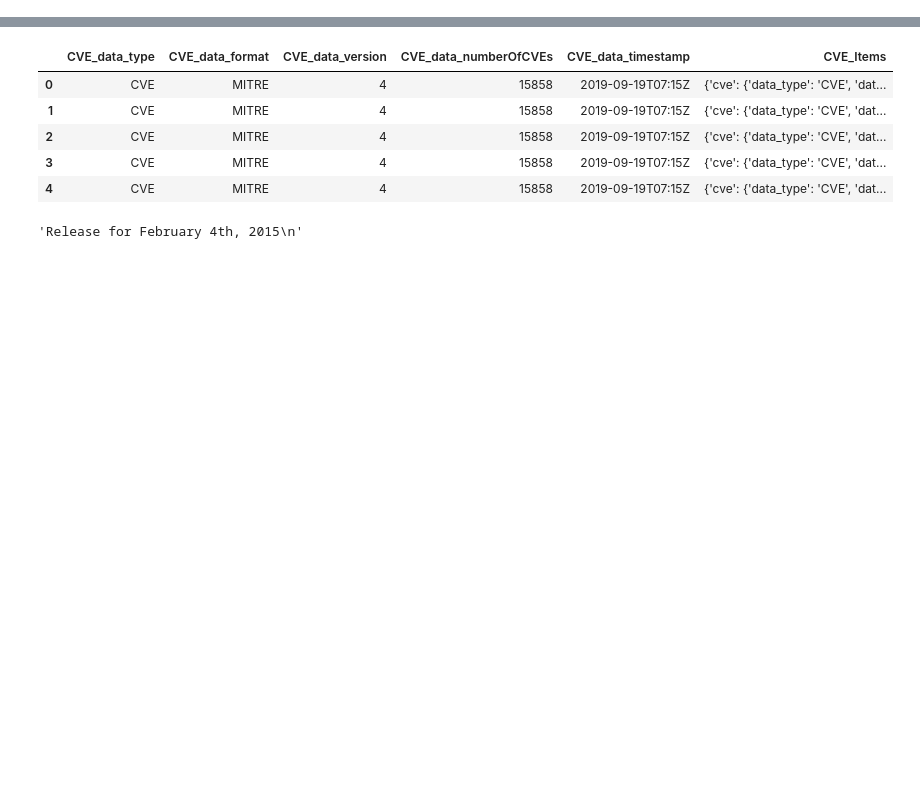
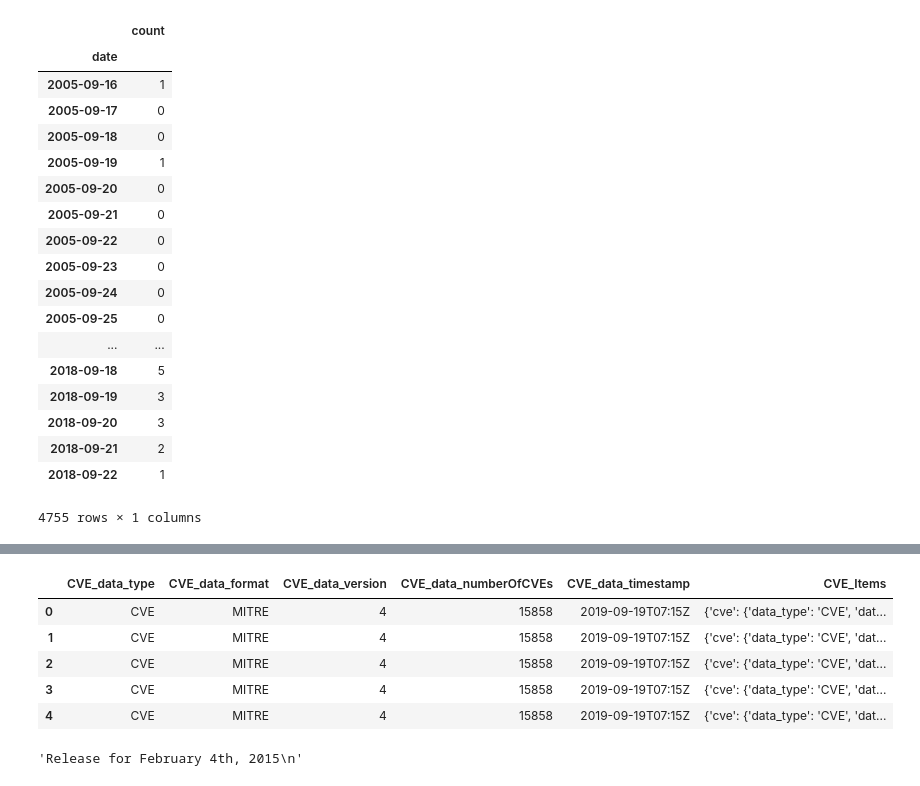
Before and after one commit to UNCG-CSE/Open_Source_Vul_Metrics, a Jupyter notebook: src/main.ipynb, the cells around one changed output, grey strips where cells are left out. Cells and saved outputs as stored; diff of their text form; code cells hidden in the pictures; blank space fills up the shorter version.

```diff
--- a/src/main.ipynb
+++ b/src/main.ipynb
@@ -9,0 +19,24 @@ herit_df = pd.read_csv('D:/data/open_source/release.csv', names=release_header)
+# %%
+release_df = realease_df.resample('D', on='date').count()[['comment']]
+release_df.columns = ['count']
+release_df
+# %% [output]
+|  | count |
+| date |  |
+| 2005-09-16 | 1 |
+| 2005-09-17 | 0 |
+| 2005-09-18 | 0 |
+| 2005-09-19 | 1 |
+| 2005-09-20 | 0 |
+| 2005-09-21 | 0 |
+| 2005-09-22 | 0 |
+| 2005-09-23 | 0 |
+| 2005-09-24 | 0 |
+| 2005-09-25 | 0 |
+| ... | ... |
+| 2018-09-18 | 5 |
+| 2018-09-19 | 3 |
+| 2018-09-20 | 3 |
+| 2018-09-21 | 2 |
+| 2018-09-22 | 1 |
+4755 rows × 1 columns
```
Also changed, not shown: parts of 9 cells of this notebook.
